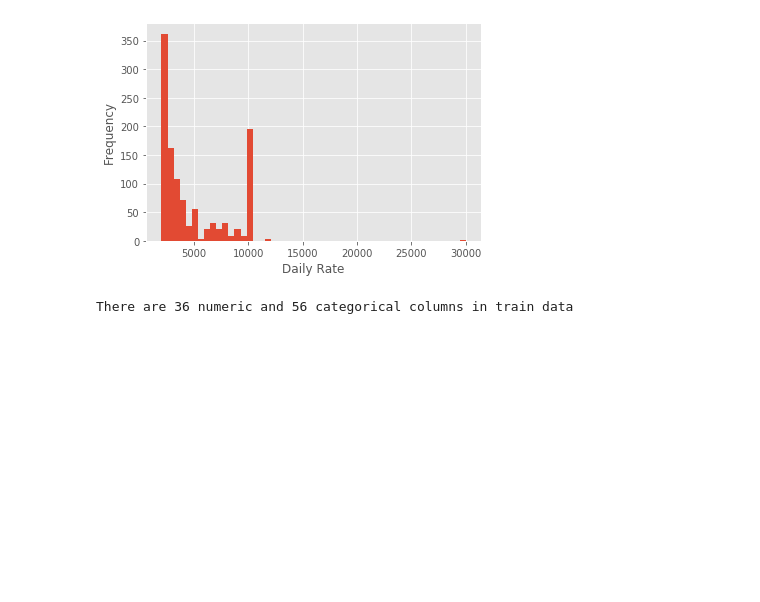
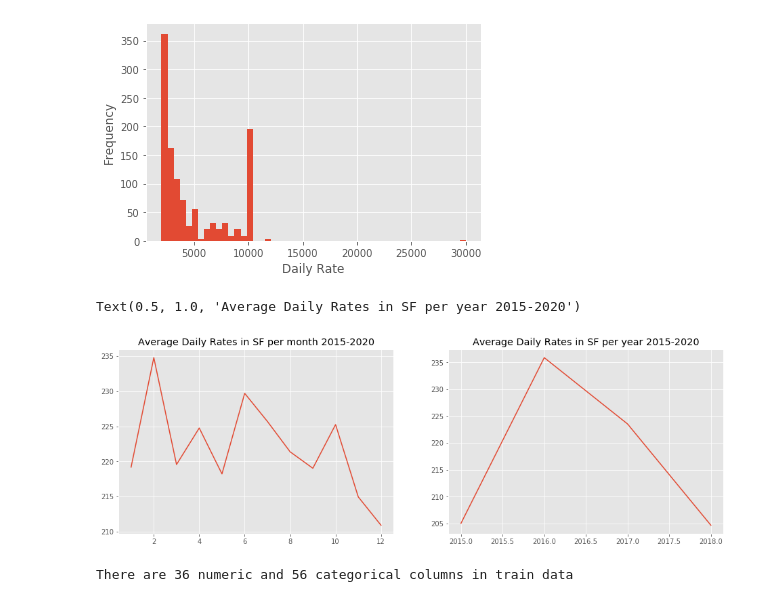
Before and after one commit to sherryduong93/Predict_AirBnB_Listings, a Jupyter notebook: Airbnb_Data_EDA.ipynb, the cells around one changed output. Saved outputs shown, nothing was run; the diff lists cells and outputs as text; code cells hidden in the pictures; blank space fills up the shorter version.

```diff
--- a/Airbnb_Data_EDA.ipynb
+++ b/Airbnb_Data_EDA.ipynb
@@ -345,3 +346,15 @@ train_df = train_df.loc[~((train_df['price'] == 0) | (train_df['price'] > outlie
+# %%
+#Removing Outliers (0 & over 2000 daily rate)
+outlier_thresh=2000
+train_df = train_df.loc[~((train_df['price'] == 0) | (train_df['price'] > outlier_thresh))]
+fig, ax = plt.subplots(1,2, figsize=(16,5))
+ax[0].plot(train_df.groupby('month').mean()['price'])
+ax[0].set_title('Average Daily Rates in SF per month 2015-2020')
+ax[1].plot(train_df.groupby('year').mean()['price'])
+ax[1].set_title('Average Daily Rates in SF per year 2015-2020')
+# %% [output]
+Text(0.5, 1.0, 'Average Daily Rates in SF per year 2015-2020')
+[figure, added]
 # %%
 numeric_data = train_df.select_dtypes(include=[np.number])
 cat_data = train_df.select_dtypes(exclude=[np.number])
```
Also changed, not shown: parts of 28 cells of this notebook, 2 other files.
